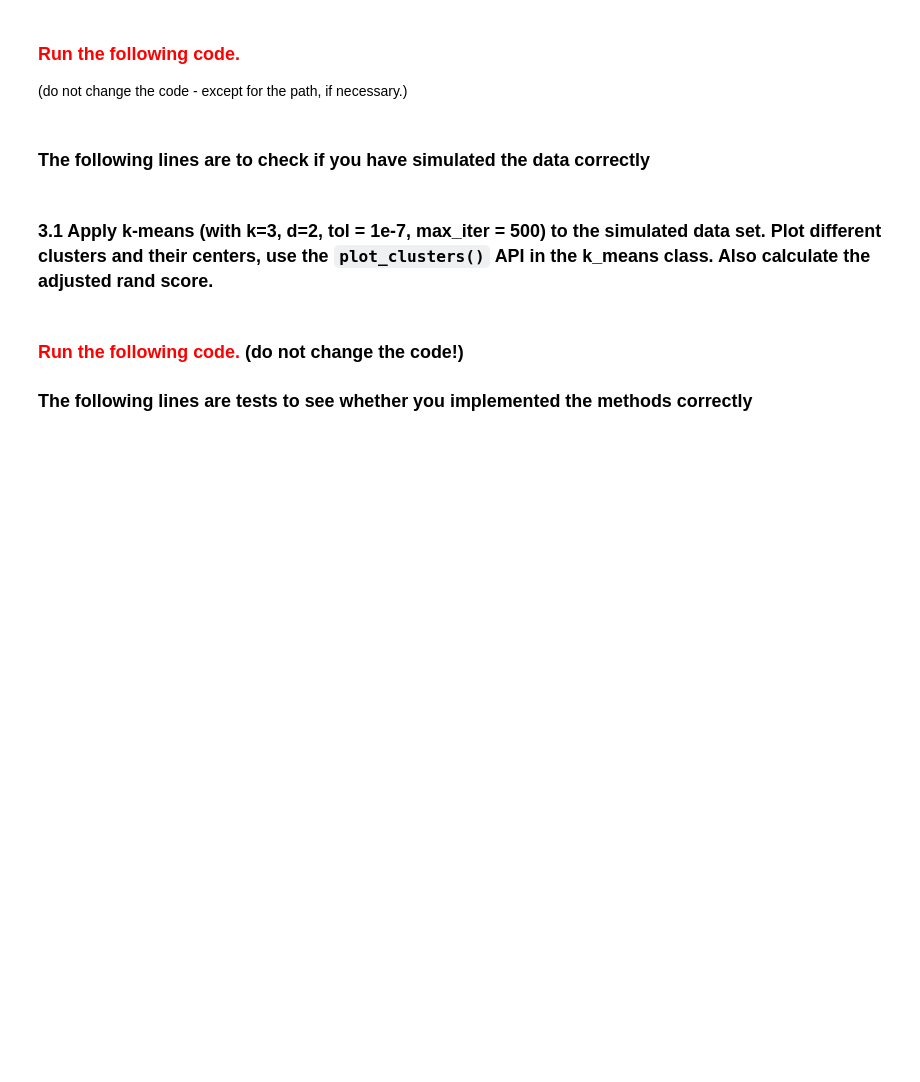
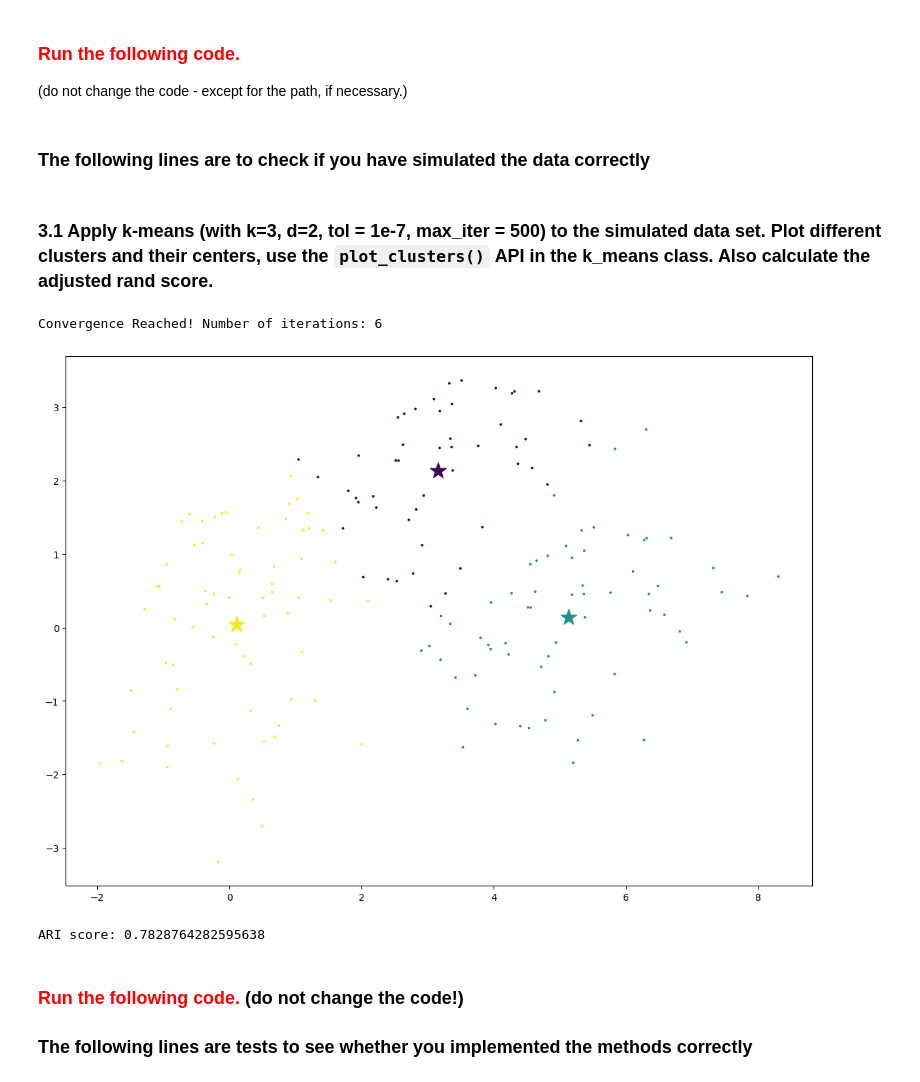
Before and after one commit to arezoog/STA142B_SQ-26, a Jupyter notebook: Project_2_STA142B-S26.ipynb, the cells around one changed output. Saved outputs shown, nothing was run; the diff lists cells and outputs as text; code cells hidden in the pictures; blank space fills up the shorter version.

```diff
--- a/Project_2_STA142B-S26.ipynb
+++ b/Project_2_STA142B-S26.ipynb
@@ -149,15 +149,13 @@ class k_means:
         # next_centers = recompute each cluster's center as the mean of its assigned points
 
 
-
-
         for i in range(self.n):
             distances = [np.linalg.norm(self.data[i] - self.centers[c]) for c in range(self.k)]
             cluster = np.argmin(distances)
             self.partitions[cluster].append(i)
 
         self.next_centers = np.array([
-            np.mean(self.data[self.partitions[c]], axis=0) if self.paritions[c] else self.centers[c]
+            np.mean(self.data[self.partitions[c]], axis=0) if self.partitions[c] else self.centers[c]
             for c in range(self.k)
         ])
 
@@ -216,8 +214,10 @@ class k_means:
             if not self.is_updated():
                 print("Convergence Reached! Number of iterations: " + str(self.counter))
                 break
-            else:
-                print("Maximum number of Iteration Reached!")
+        else:
+            # this 'else' belongs to the WHILE loop, not the if statement
+            # it only runs if we never hit 'break', meaning max_iter was exhausted
+            print("Maximum number of Iteration Reached!")
 
 
 
@@ -240,7 +240,6 @@ class k_means:
         ### suggested number of lines: <= 6
         ### write an api to update self.labels based on self.partitions
         ### your code starts here
-
 
         # create a zero array of length n, then for each cluster and its list of point indices, set lables[idx] = cluster_number
 
@@ -274,7 +273,7 @@ class k_means:
         self.cost = 0
         for c in range(self.k):
             if self.partitions[c]:
-                cluster_data = self.data[self.paritions[c]]
+                cluster_data = self.data[self.partitions[c]]
                 self.cost += np.sum((cluster_data - self.next_centers[c]) ** 2)
 
 
@@ -476,3 +502,24 @@ ari_score = None
+# %%
+# Step 1: Create the k_means object with the required parameters
+km = k_means(data=data, d=2, k=3, tol=1e-7, max_iter=500, seed=20)
+
+# Step 2: Fit the model
+km.fit_model()
+
+# Step 3: Plot the clusters
+km.plot_clusters()
+
+# Step 4: Compute ari_score against TRUE labels (not ref_cluster)
+ari_score = clustering_eval_metrics(
+    labels=np.array(km.get_labels(), dtype=int),
+    true_labels=np.array(true_labels, dtype=int)
+).adjusted_rand_score()
+
+print("ARI score:", ari_score)
+# %% [output]
+Convergence Reached! Number of iterations: 6
+[figure, added]
+ARI score: 0.7828764282595638
 # %% [markdown]
 ### <font color="Red"> Run the following code.</font> (do not change the code!)
 
```
Also changed, not shown: parts of 35 cells of this notebook, 1 other file.
